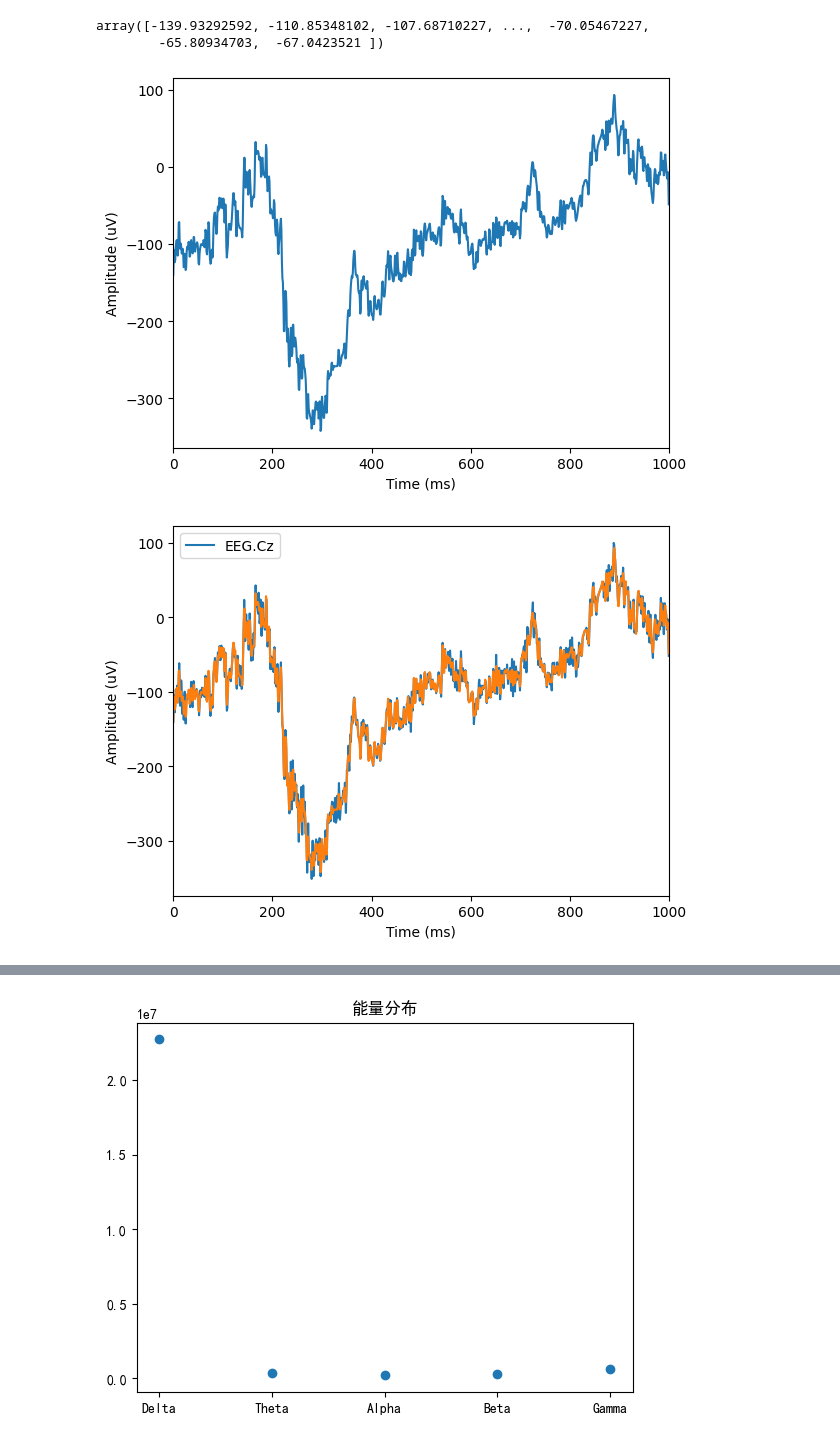
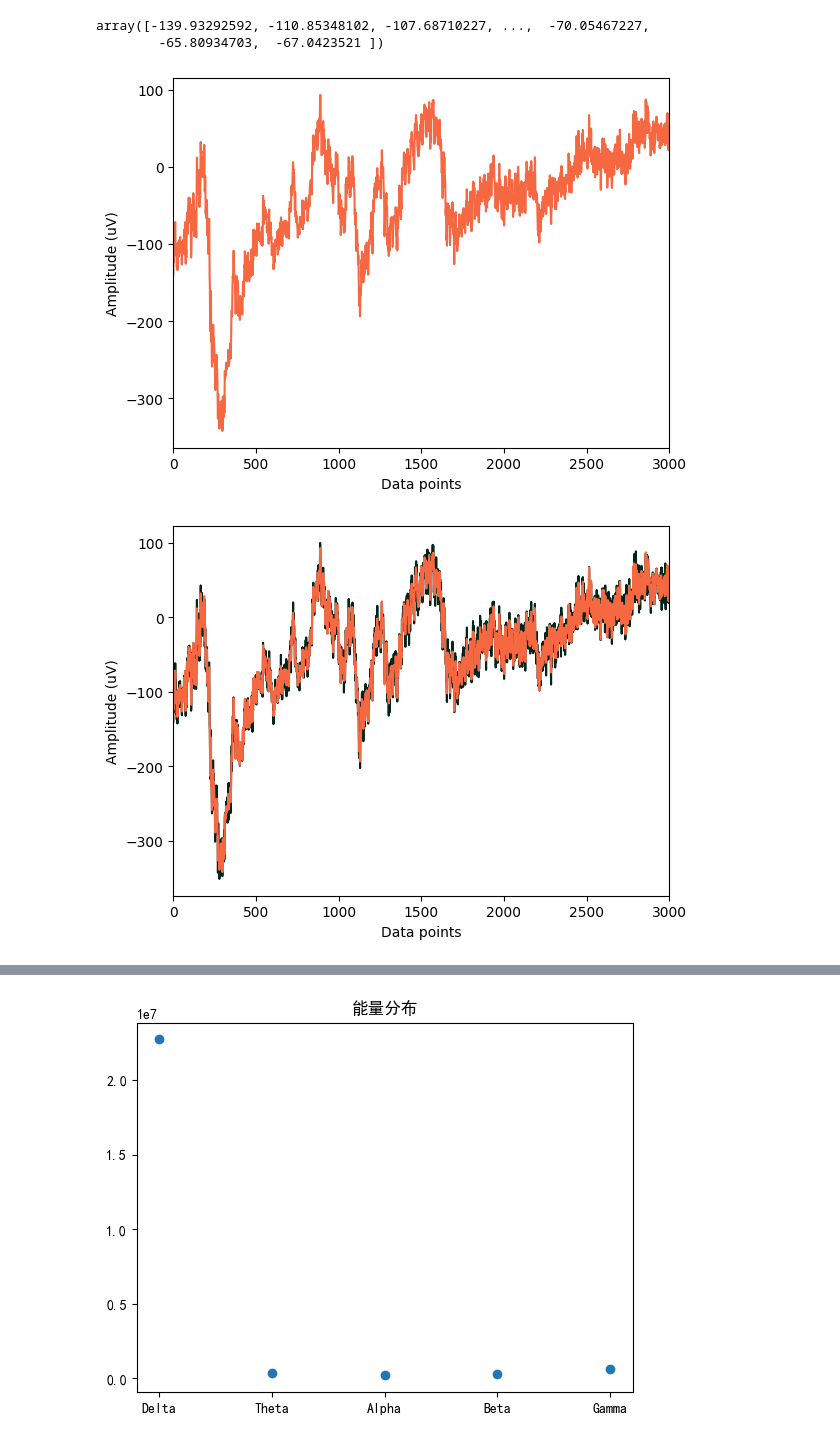
Before and after one commit to greenishcore/Hands-on-EEG, a Jupyter notebook: pywavelet.ipynb, the cells around one changed output, grey strips where cells are left out. Cells and saved outputs as stored; diff of their text form; code cells hidden in the pictures.

```diff
--- a/pywavelet.ipynb
+++ b/pywavelet.ipynb
@@ -18,20 +18,22 @@ data_32 = data_c
 
 # 创建32个子图
 fig, axs = plt.subplots(32, figsize=(20, 20))
-
+hex_green = '#00251C'
+#hex_orange = '#f56842'
 # 绘制每个子图
 for i in range(32):
-    axs[i].plot(data_32.iloc[:,i])
+    axs[i].plot(data_32.iloc[:,i],hex_green)
     axs[i].set_title(f'Channel {i+1}')
 
 
 # 添加标题和轴标签
 fig.suptitle('32-Channel EEG Data')
-plt.xlabel('Time (ms)')
+plt.xlabel('Data points')
 plt.ylabel('Amplitude (uV)')
 
 # 调整子图之间的间距和边距
 #plt.subplots_adjust(hspace=2)
-plt.savefig("raw_eeg.png", dpi=500, bbox_inches='tight')
+#plt.savefig("raw_eeg.png", dpi=500, bbox_inches='tight')
+plt.savefig("channel_eeg.png", dpi=500, bbox_inches='tight')
 plt.show()
 # %% [output]
@@ -68,31 +71,34 @@ filtered_data[0,:]
 array([-139.93292592, -110.85348102, -107.68710227, ...,  -70.05467227,
         -65.80934703,  -67.0423521 ])
 # %%
-ch_1_f =(pd.DataFrame(filtered_data)).iloc[0,:1000]
-ch_1_f.plot()
-plt.xlim(0,1000)
-plt.xlabel('Time (ms)')
+ch_1_f =(pd.DataFrame(filtered_data)).iloc[0,:3000]
+hex_orange = '#f56842'
+plt.plot(ch_1_f,hex_orange)
+plt.xlim(0,3000)
+plt.xlabel('Data points')
 plt.ylabel('Amplitude (uV)')
 # plt.savefig("raw_eeg_1.png", dpi=500, bbox_inches='tight')
 plt.show()
 # %% [output]
-[figure, old version]
+[figure, new version]
 # %%
-ch_1 = pd.DataFrame(data_32.iloc[:1000,0])
-ch_1.plot()
-plt.xlim(0,1000)
-plt.xlabel('Time (ms)')
+ch_1 = pd.DataFrame(data_32.iloc[:3000,0])
+hex_green = '#00251C'
+plt.plot(ch_1,hex_green)
+plt.xlim(0,3000)
+plt.xlabel('Data points')
 plt.ylabel('Amplitude (uV)')
 # plt.savefig("raw_eeg_1.png", dpi=500, bbox_inches='tight')
-ch_1_f =(pd.DataFrame(filtered_data)).iloc[0,:1000]
-ch_1_f.plot()
-plt.xlim(0,1000)
-plt.xlabel('Time (ms)')
+ch_1_f =(pd.DataFrame(filtered_data)).iloc[0,:3000]
+hex_orange = '#f56842'
+plt.plot(ch_1_f,hex_orange)
+plt.xlim(0,3000)
+plt.xlabel('Data points')
 plt.ylabel('Amplitude (uV)')
-# plt.savefig("raw_eeg_1.png", dpi=500, bbox_inches='tight')
+plt.savefig("contrast.png", dpi=500, bbox_inches='tight')
 plt.show()
 # %% [output]
-[figure, old version]
+[figure, new version]
 # %%
 wavelet = pywt.Wavelet('db4')
 # %%
```
Also changed, not shown: parts of 5 cells of this notebook, 7 other files.
